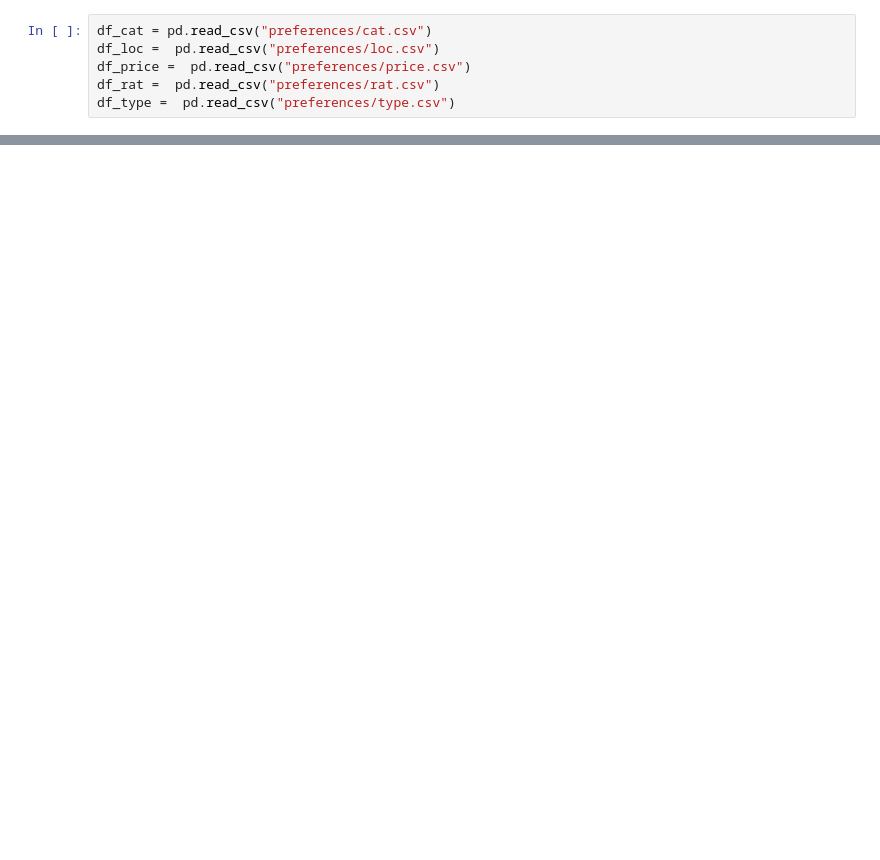
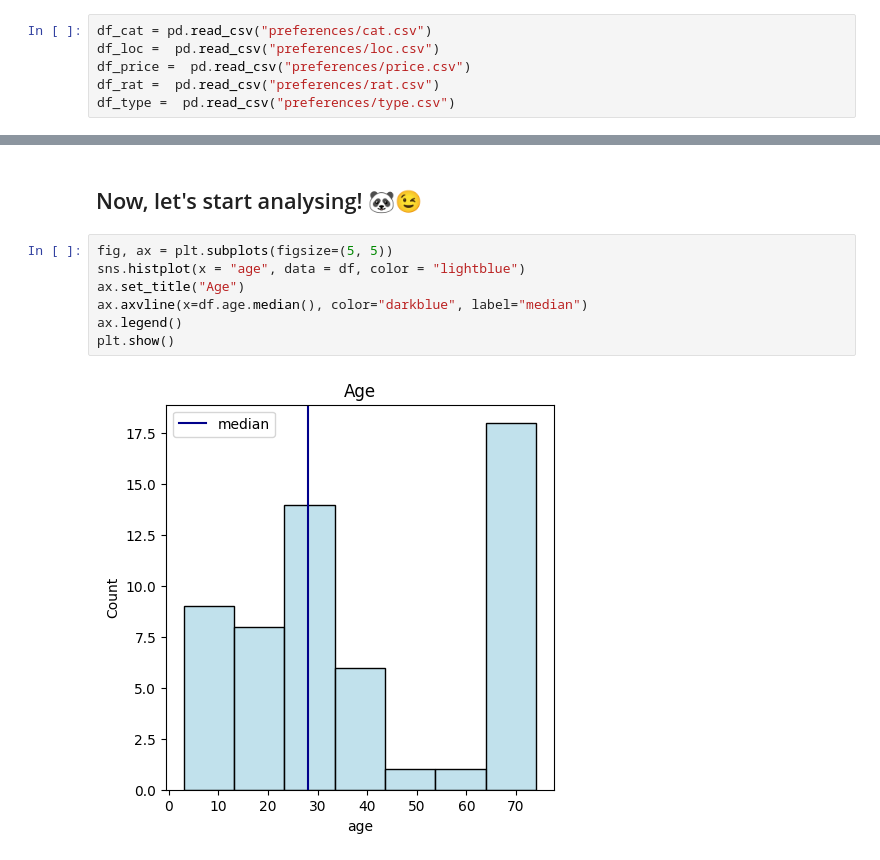
Before and after one commit to julistary/Madplanner-, a Jupyter notebook: estadisticas.ipynb, the cells around one changed output, grey strips where cells are left out. Cells and saved outputs as stored; diff of their text form; blank space fills up the shorter version.

```diff
--- a/estadisticas.ipynb
+++ b/estadisticas.ipynb
@@ -69,0 +43,11 @@ pd.concat([df_rat,df_type,df_price,df_loc,df_cat])
+# %% [markdown]
+## Now, let's start analysing! 🐼😉
+# %%
+fig, ax = plt.subplots(figsize=(5, 5))
+sns.histplot(x = "age", data = df, color = "lightblue")
+ax.set_title("Age")
+ax.axvline(x=df.age.median(), color="darkblue", label="median")
+ax.legend()
+plt.show()
+# %% [output]
+[figure, added]
```
Also changed, not shown: parts of 35 cells of this notebook, 19 other files.
